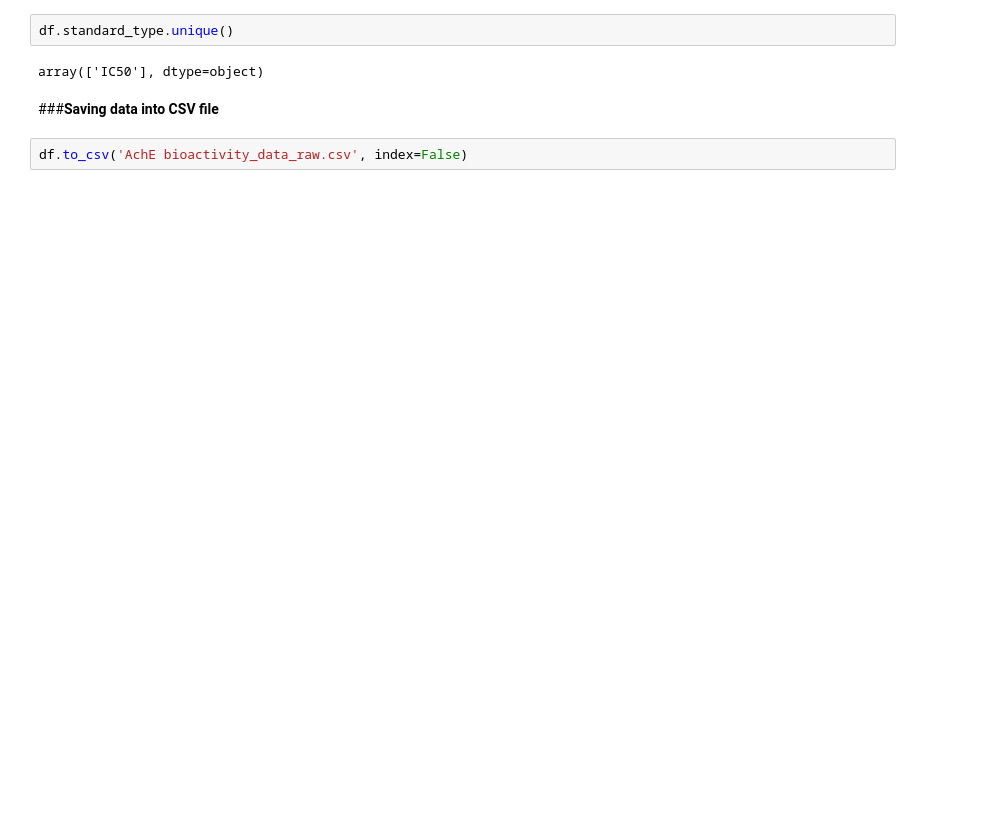
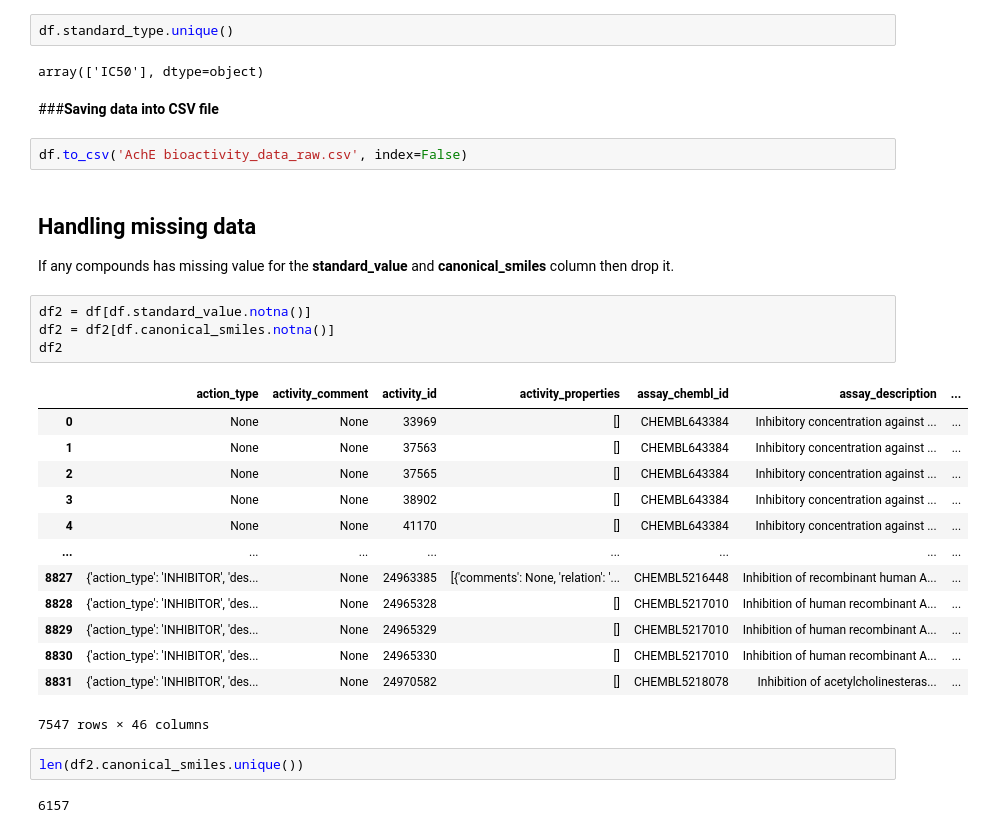
Before and after one commit to SHAMIKHA/data-bioactivity, a Jupyter notebook: project_cheminformatics__1.ipynb, the cells around one changed output. Saved outputs shown, nothing was run; the diff lists cells and outputs as text; blank space fills up the shorter version.

```diff
--- a/project_cheminformatics__1.ipynb
+++ b/project_cheminformatics__1.ipynb
@@ -87,3 +87,28 @@ array(['IC50'], dtype=object)
 ###**Saving data into CSV file**
 # %%
 df.to_csv('AchE bioactivity_data_raw.csv', index=False)
+# %% [markdown]
+## **Handling missing data**
+If any compounds has missing value for the **standard_value** and **canonical_smiles** column then drop it.
+# %%
+df2 = df[df.standard_value.notna()]
+df2 = df2[df.canonical_smiles.notna()]
+df2
+# %% [output]
+|  | action_type | activity_comment | activity_id | activity_properties | assay_chembl_id | assay_description | ... |
+| 0 | None | None | 33969 | [] | CHEMBL643384 | Inhibitory concentration against ... | ... |
+| 1 | None | None | 37563 | [] | CHEMBL643384 | Inhibitory concentration against ... | ... |
+| 2 | None | None | 37565 | [] | CHEMBL643384 | Inhibitory concentration against ... | ... |
+| 3 | None | None | 38902 | [] | CHEMBL643384 | Inhibitory concentration against ... | ... |
+| 4 | None | None | 41170 | [] | CHEMBL643384 | Inhibitory concentration against ... | ... |
+| ... | ... | ... | ... | ... | ... | ... | ... |
+| 8827 | {'action_type': 'INHIBITOR', 'des... | None | 24963385 | [{'comments': None, 'relation': '... | CHEMBL5216448 | Inhibition of recombinant human A... | ... |
+| 8828 | {'action_type': 'INHIBITOR', 'des... | None | 24965328 | [] | CHEMBL5217010 | Inhibition of human recombinant A... | ... |
+| 8829 | {'action_type': 'INHIBITOR', 'des... | None | 24965329 | [] | CHEMBL5217010 | Inhibition of human recombinant A... | ... |
+| 8830 | {'action_type': 'INHIBITOR', 'des... | None | 24965330 | [] | CHEMBL5217010 | Inhibition of human recombinant A... | ... |
+| 8831 | {'action_type': 'INHIBITOR', 'des... | None | 24970582 | [] | CHEMBL5218078 | Inhibition of acetylcholinesteras... | ... |
+7547 rows × 46 columns
+# %%
+len(df2.canonical_smiles.unique())
+# %% [output]
+6157
```
Also changed, not shown: parts of 16 cells of this notebook.
